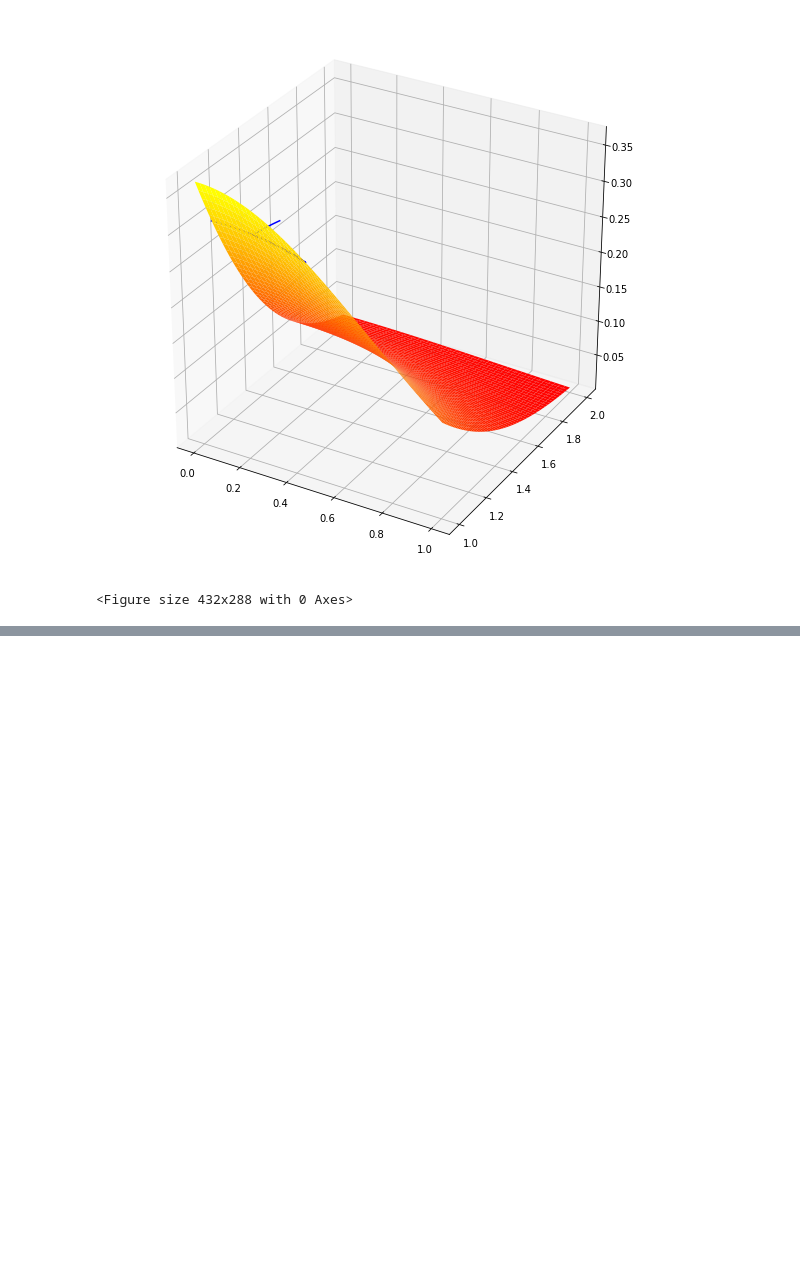
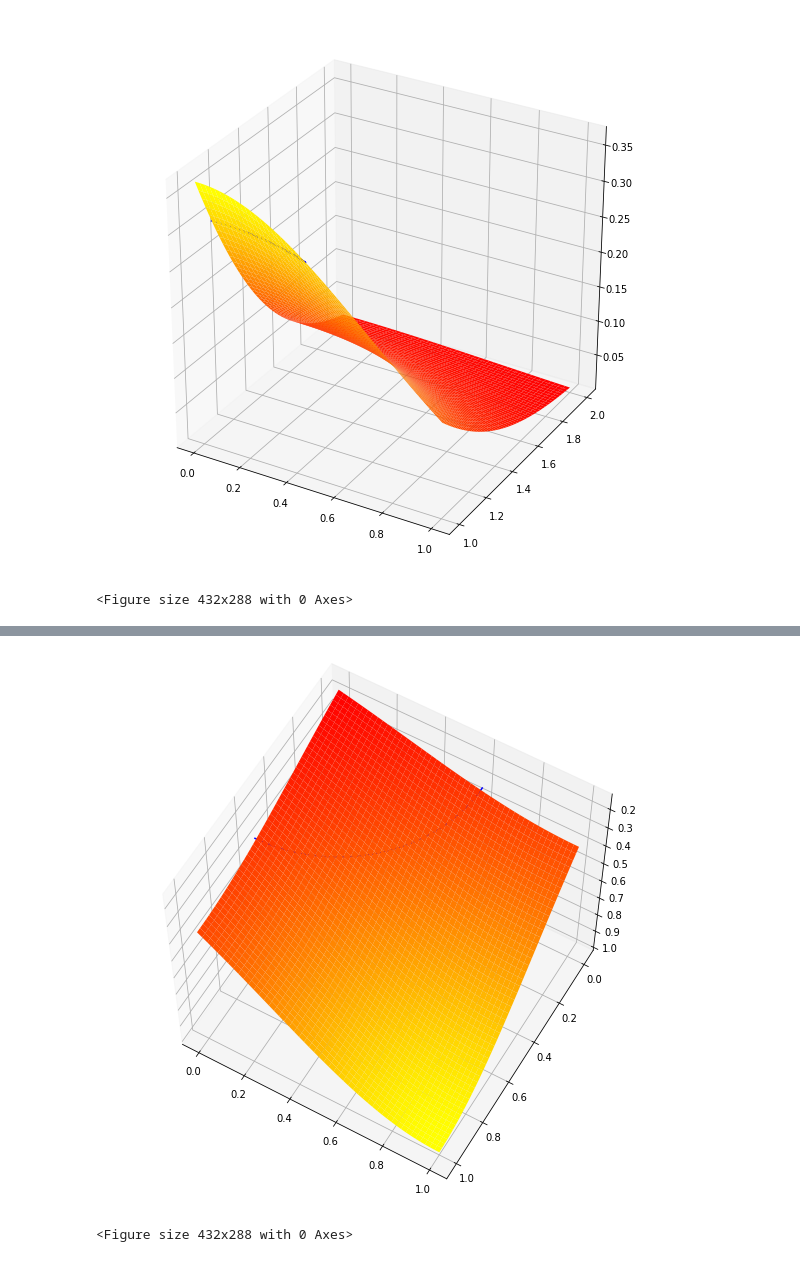
Before and after one commit to SandraClodion/projet-math-info, a Jupyter notebook: Projet_numerique_lignes_de_niveauFinal.ipynb, the cells around one changed output, grey strips where cells are left out. Saved outputs shown, nothing was run; the diff lists cells and outputs as text; code cells hidden in the pictures; blank space fills up the shorter version.

```diff
--- a/Projet_numerique_lignes_de_niveauFinal.ipynb
+++ b/Projet_numerique_lignes_de_niveauFinal.ipynb
@@ -601,0 +634,22 @@ ax.view_init(30,140) #pour tourner la figure
+# %%
+fig = plt.figure(figsize=(10,10))
+ax = fig.add_subplot(111, projection='3d')
+domain_x = np.linspace(0, 1)
+domain_y = np.linspace(0, 1)
+# création de la grille
+X, Y = np.meshgrid(domain_x, domain_y)
+# calcul de z=f(x,y) pour chacun des couples (x,y) dans [0,1]^2
+Z = g(X, Y)
+fig = plt.figure()
+# on plotte la figure en 3D
+z=[]
+for i in range(len(x)):
+    z.append(0.3)
+
+ax.plot(x,y,z,color="blue") #on met la courbe de niveau à la bonne hauteur
+
+ax.plot_surface(X, Y, Z, cmap='autumn')
+ax.view_init(240,240)
+# %% [output]
+[figure, added]
+<Figure size 432x288 with 0 Axes>
```
Also changed, not shown: parts of 10 cells of this notebook.
